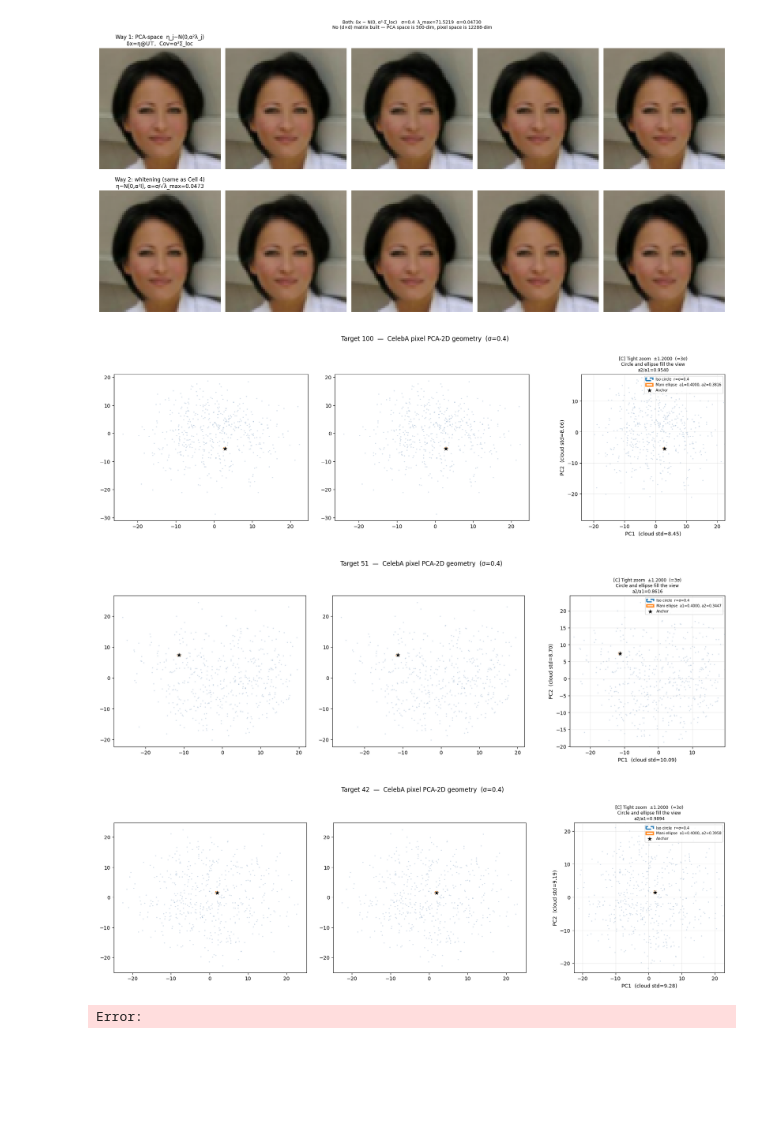
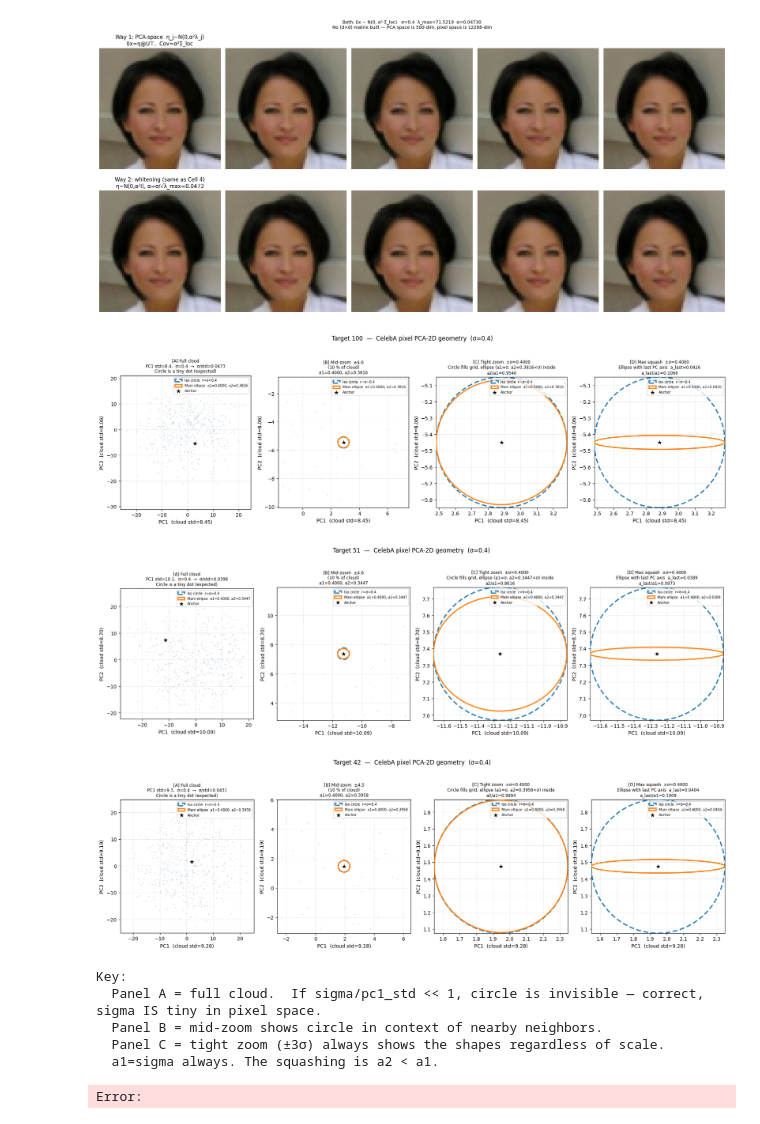
Before and after one commit to daniyaniazi/RandomizedSmothingmanifold, a Jupyter notebook: notebooks/Celeba_ManiSmooth.ipynb, the cells around one changed output. Saved outputs shown, nothing was run; the diff lists cells and outputs as text; code cells hidden in the pictures; blank space fills up the shorter version.

```diff
--- a/notebooks/Celeba_ManiSmooth.ipynb
+++ b/notebooks/Celeba_ManiSmooth.ipynb
@@ -509,7 +509,7 @@ for d in analysis_cache_from_cell4:
     evals_norm = np.maximum(evals, 1e-12) / eval_max
     a1    = float(sigma * np.sqrt(evals_norm[0]))   # always = sigma
     a2    = float(sigma * np.sqrt(evals_norm[1]))   # 2nd PC  (close to sigma)
-    a_last = float(sigma * np.sqrt(evals_norm[-1])) # last PC (most squashed)
+    a_last = float(sigma * np.sqrt(evals_norm[130])) # last PC (most squashed)
 
     pc1_std = float(np.std(neigh_2d[:, 0]))
     pc2_std = float(np.std(neigh_2d[:, 1]))
@@ -578,39 +578,47 @@ for d in analysis_cache_from_cell4:
                    c='black', edgecolors='white', linewidths=1.0, zorder=5, label='Anchor')
 
         # ── Apply zoom for each panel ──────────────────────────────────────
         if zr is None:
             # Panel A: full cloud
             ax.set_xlim(x_min - full_pad, x_max + full_pad)
             ax.set_ylim(y_min - full_pad, y_max + full_pad)
         else:
             # Panel B/C: zoom ±zr around anchor
             ax.set_xlim(anchor_2d[0] - zr, anchor_2d[0] + zr)
             ax.set_ylim(anchor_2d[1] - zr, anchor_2d[1] + zr)
 
         ax.set_aspect('equal')
         ax.set_title(title, fontsize=8.5)
         ax.set_xlabel(f'PC1  (cloud std={pc1_std:.2f})')
         ax.set_ylabel(f'PC2  (cloud std={pc2_std:.2f})')
         ax.grid(alpha=0.25)
         ax.legend(fontsize=7, loc='upper right')
 
     plt.tight_layout()
     plt.show()
     plt.close(fig)
 
-vals_df = pd.DataFrame(rows)
-display(vals_df)
+
 
 print('\nKey:')
 print('  Panel A = full cloud.  If sigma/pc1_std << 1, circle is invisible — correct, sigma IS tiny in pixel space.')
 print('  Panel B = mid-zoom shows circle in context of nearby neighbors.')
 print('  Panel C = tight zoom (±3σ) always shows the shapes regardless of scale.')
 print('  a1=sigma always. The squashing is a2 < a1.')
 # %% [output]
-[figure, old version]
+[figure, new version]
-[figure, old version]
+[figure, new version]
-[figure, old version]
+[figure, new version]
-Error:
+Key:
+  Panel A = full cloud.  If sigma/pc1_std << 1, circle is invisible — correct, sigma IS tiny in pixel space.
+  Panel B = mid-zoom shows circle in context of nearby neighbors.
+  Panel C = tight zoom (±3σ) always shows the shapes regardless of scale.
+  a1=sigma always. The squashing is a2 < a1.
+# %%
+vals_df = pd.DataFrame(rows)
+display(vals_df)
+# %% [output]
+Error:
 # %%
 # Lightweight volume calculations from Cell 4 cache (sample-focused, kernel-safe).
 
```
Also changed, not shown: parts of 1 cell of this notebook.
